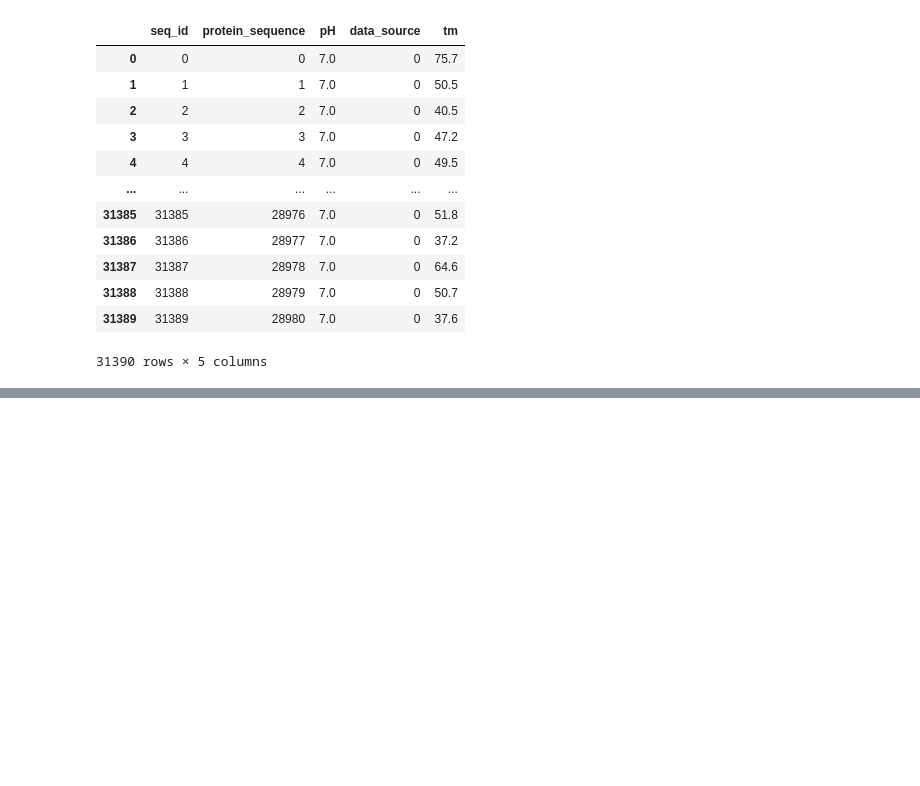
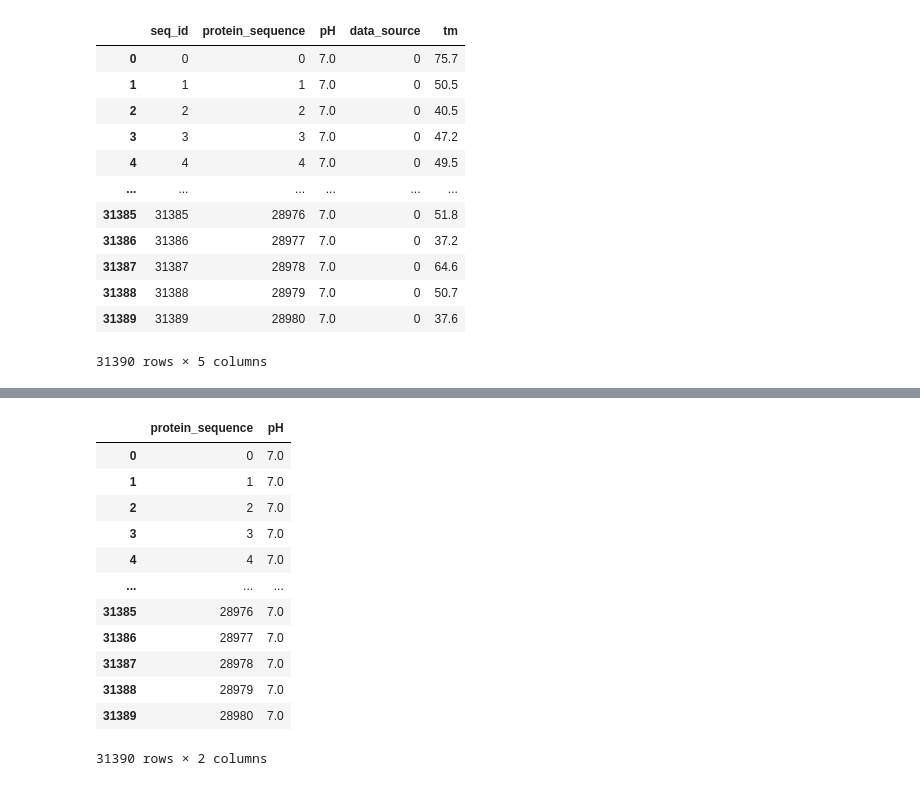
Before and after one commit to mohmaed7777/Novozymes-Enzyme-Stability-Prediction, a Jupyter notebook: novozyme_xgboost.ipynb, the cells around one changed output, grey strips where cells are left out. Saved outputs shown, nothing was run; the diff lists cells and outputs as text; code cells hidden in the pictures; blank space fills up the shorter version.

```diff
--- a/novozyme_xgboost.ipynb
+++ b/novozyme_xgboost.ipynb
@@ -245,0 +308,18 @@ df_train
+# %%
+X = df_t.drop(['tm'], axis=1)
+# %%
+X
+# %% [output]
+|  | protein_sequence | pH |
+| 0 | 0 | 7.0 |
+| 1 | 1 | 7.0 |
+| 2 | 2 | 7.0 |
+| 3 | 3 | 7.0 |
+| 4 | 4 | 7.0 |
+| ... | ... | ... |
+| 31385 | 28976 | 7.0 |
+| 31386 | 28977 | 7.0 |
+| 31387 | 28978 | 7.0 |
+| 31388 | 28979 | 7.0 |
+| 31389 | 28980 | 7.0 |
+31390 rows × 2 columns
```
Also changed, not shown: parts of 25 cells of this notebook.
